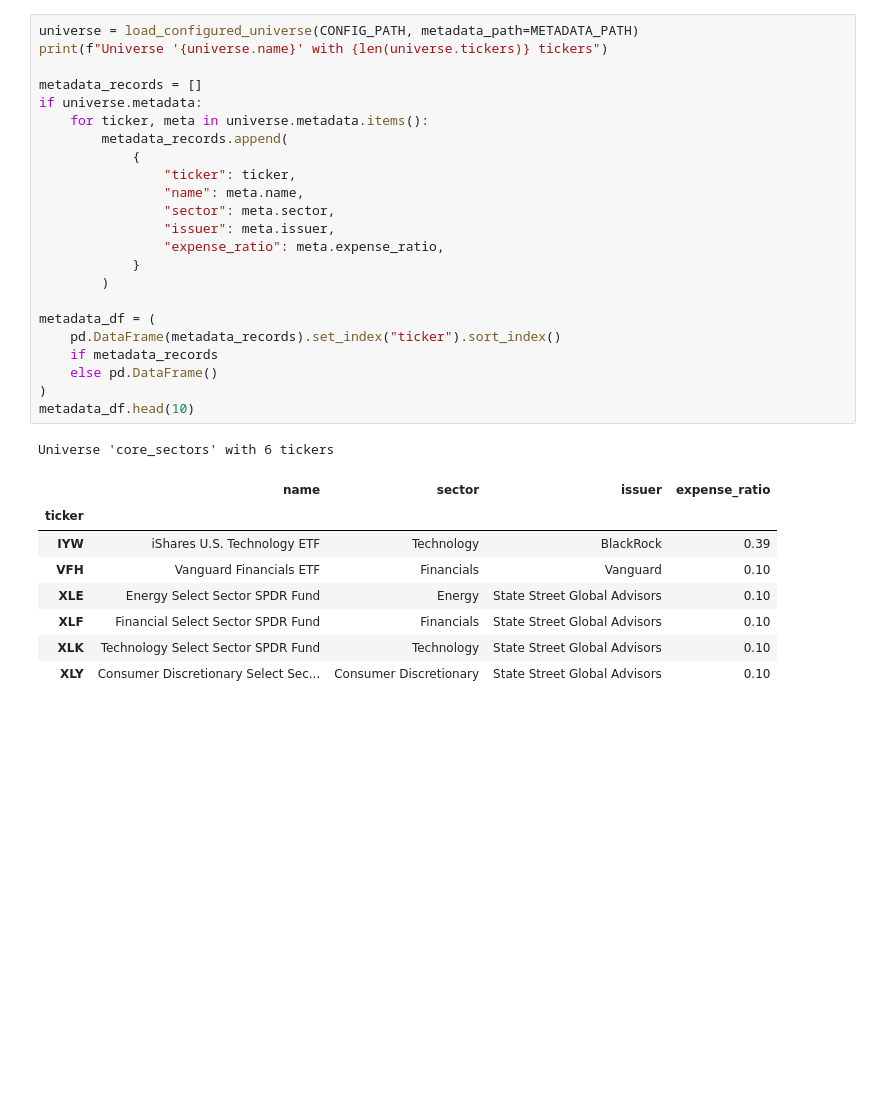
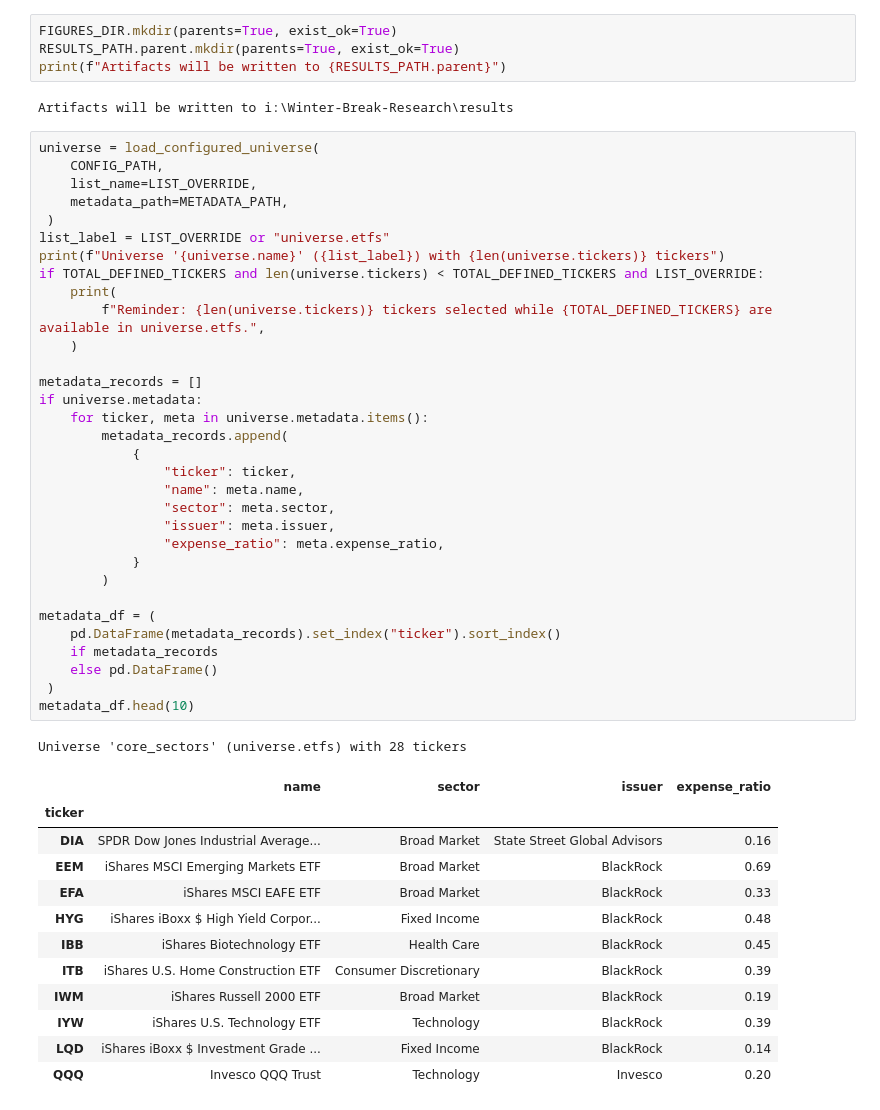
Before and after one commit to LukeSaccius/pairs-trading-sector-etf, a Jupyter notebook: notebooks/week1_pair_scanning.ipynb, the cells around one changed output. Cells and saved outputs as stored; diff of their text form; blank space fills up the shorter version.

```diff
--- a/notebooks/week1_pair_scanning.ipynb
+++ b/notebooks/week1_pair_scanning.ipynb
@@ -32,33 +116,52 @@ CONFIG_PATH, PRICE_PATH, METADATA_PATH
+# %%
+FIGURES_DIR.mkdir(parents=True, exist_ok=True)
+RESULTS_PATH.parent.mkdir(parents=True, exist_ok=True)
+print(f"Artifacts will be written to {RESULTS_PATH.parent}")
+# %% [output]
+Artifacts will be written to i:\Winter-Break-Research\results
 # %%
-universe = load_configured_universe(CONFIG_PATH, metadata_path=METADATA_PATH)
-print(f"Universe '{universe.name}' with {len(universe.tickers)} tickers")
+universe = load_configured_universe(
+    CONFIG_PATH,
+    list_name=LIST_OVERRIDE,
+    metadata_path=METADATA_PATH,
+ )
+list_label = LIST_OVERRIDE or "universe.etfs"
+print(f"Universe '{universe.name}' ({list_label}) with {len(universe.tickers)} tickers")
+if TOTAL_DEFINED_TICKERS and len(universe.tickers) < TOTAL_DEFINED_TICKERS and LIST_OVERRIDE:
+    print(
+        f"Reminder: {len(universe.tickers)} tickers selected while {TOTAL_DEFINED_TICKERS} are available in universe.etfs.",
+    )
 
 metadata_records = []
 if universe.metadata:
     for ticker, meta in universe.metadata.items():
         metadata_records.append(
             {
                 "ticker": ticker,
                 "name": meta.name,
                 "sector": meta.sector,
                 "issuer": meta.issuer,
                 "expense_ratio": meta.expense_ratio,
             }
         )
 
 metadata_df = (
     pd.DataFrame(metadata_records).set_index("ticker").sort_index()
     if metadata_records
     else pd.DataFrame()
-)
+ )
 metadata_df.head(10)
 # %% [output]
-Universe 'core_sectors' with 6 tickers
+Universe 'core_sectors' (universe.etfs) with 28 tickers
 |  | name | sector | issuer | expense_ratio |
 | ticker |  |  |  |  |
+| DIA | SPDR Dow Jones Industrial Average... | Broad Market | State Street Global Advisors | 0.16 |
+| EEM | iShares MSCI Emerging Markets ETF | Broad Market | BlackRock | 0.69 |
+| EFA | iShares MSCI EAFE ETF | Broad Market | BlackRock | 0.33 |
+| HYG | iShares iBoxx $ High Yield Corpor... | Fixed Income | BlackRock | 0.48 |
+| IBB | iShares Biotechnology ETF | Health Care | BlackRock | 0.45 |
+| ITB | iShares U.S. Home Construction ETF | Consumer Discretionary | BlackRock | 0.39 |
+| IWM | iShares Russell 2000 ETF | Broad Market | BlackRock | 0.19 |
 | IYW | iShares U.S. Technology ETF | Technology | BlackRock | 0.39 |
-| VFH | Vanguard Financials ETF | Financials | Vanguard | 0.10 |
-| XLE | Energy Select Sector SPDR Fund | Energy | State Street Global Advisors | 0.10 |
-| XLF | Financial Select Sector SPDR Fund | Financials | State Street Global Advisors | 0.10 |
-| XLK | Technology Select Sector SPDR Fund | Technology | State Street Global Advisors | 0.10 |
-| XLY | Consumer Discretionary Select Sec... | Consumer Discretionary | State Street Global Advisors | 0.10 |
+| LQD | iShares iBoxx $ Investment Grade ... | Fixed Income | BlackRock | 0.14 |
+| QQQ | Invesco QQQ Trust | Technology | Invesco | 0.20 |
```
Also changed, not shown: parts of 16 cells of this notebook, 10 other files.
